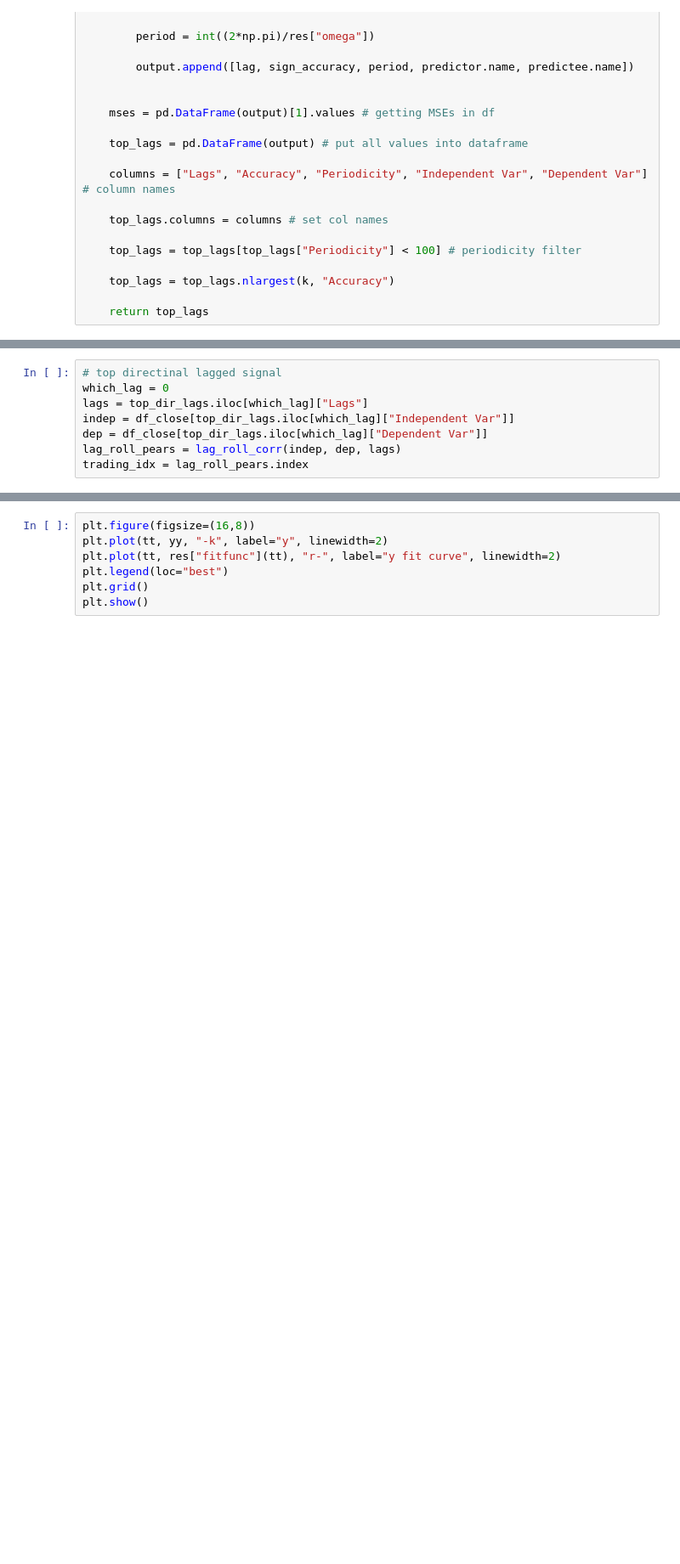
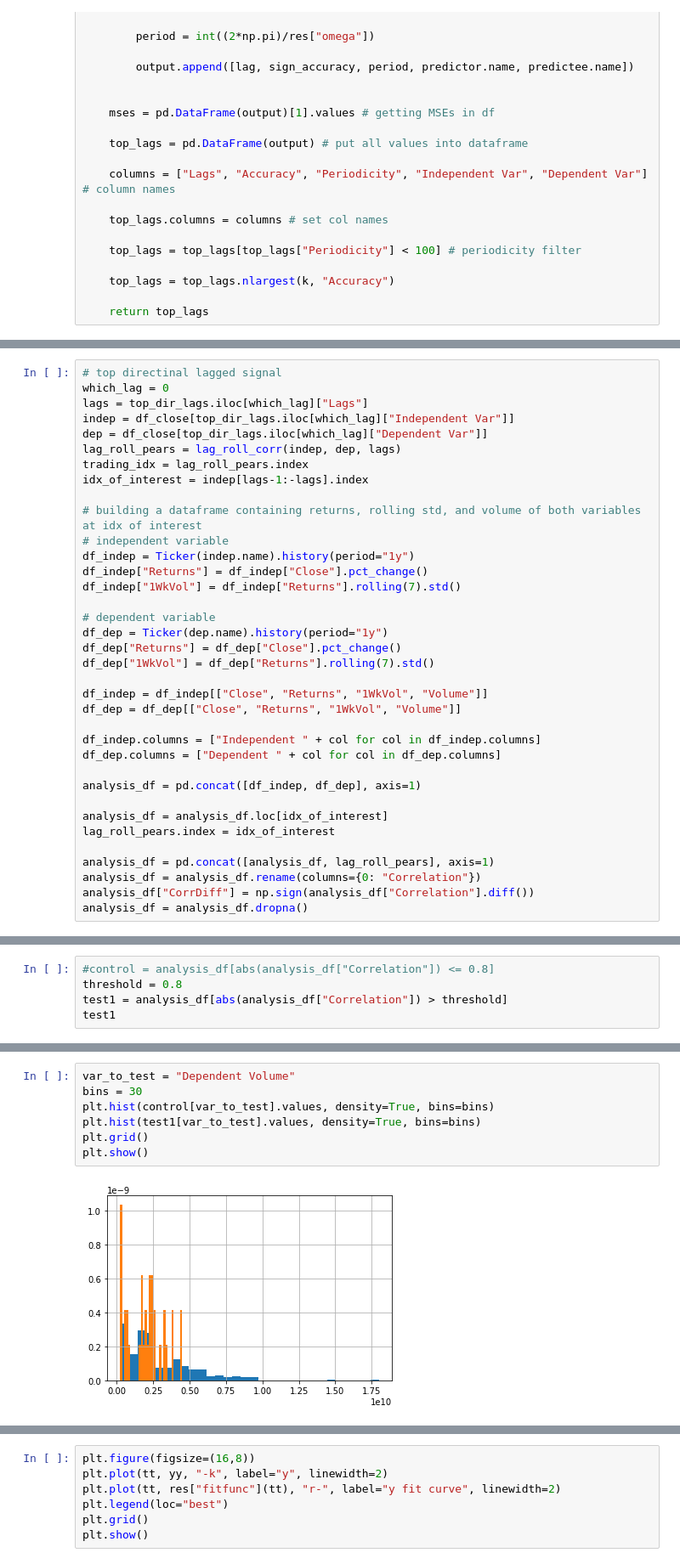
Before and after one commit to surajtirupati/TradingAlgorithms, a Jupyter notebook: crypto/Rolling&Lagged Correlation Analysis.ipynb, the cells around one changed output, grey strips where cells are left out. Shown at 85% size. Drawn from its saved outputs; the diff is of its cells as text; blank space fills up the shorter version.

```diff
--- a/crypto/Rolling&Lagged Correlation Analysis.ipynb
+++ b/crypto/Rolling&Lagged Correlation Analysis.ipynb
@@ -594,3 +572,31 @@ indep = df_close[top_dir_lags.iloc[which_lag]["Independent Var"]]
 dep = df_close[top_dir_lags.iloc[which_lag]["Dependent Var"]]
 lag_roll_pears = lag_roll_corr(indep, dep, lags)
 trading_idx = lag_roll_pears.index
+idx_of_interest = indep[lags-1:-lags].index
+
+# building a dataframe containing returns, rolling std, and volume of both variables at idx of interest
+# independent variable
+df_indep = Ticker(indep.name).history(period="1y")
+df_indep["Returns"] = df_indep["Close"].pct_change()
+df_indep["1WkVol"] = df_indep["Returns"].rolling(7).std()
+
+# dependent variable
+df_dep = Ticker(dep.name).history(period="1y")
+df_dep["Returns"] = df_dep["Close"].pct_change()
+df_dep["1WkVol"] = df_dep["Returns"].rolling(7).std()
+
+df_indep = df_indep[["Close", "Returns", "1WkVol", "Volume"]]
+df_dep = df_dep[["Close", "Returns", "1WkVol", "Volume"]]
+
+df_indep.columns = ["Independent " + col for col in df_indep.columns]
+df_dep.columns = ["Dependent " + col for col in df_dep.columns]
+
+analysis_df = pd.concat([df_indep, df_dep], axis=1)
+
+analysis_df = analysis_df.loc[idx_of_interest]
+lag_roll_pears.index = idx_of_interest
+
+analysis_df = pd.concat([analysis_df, lag_roll_pears], axis=1)
+analysis_df = analysis_df.rename(columns={0: "Correlation"})
+analysis_df["CorrDiff"] = np.sign(analysis_df["Correlation"].diff())
+analysis_df = analysis_df.dropna()
@@ -638,0 +665,5 @@ plt.show()
+# %%
+#control = analysis_df[abs(analysis_df["Correlation"]) <= 0.8]
+threshold = 0.8
+test1 = analysis_df[abs(analysis_df["Correlation"]) > threshold]
+test1
@@ -638,0 +742,9 @@ plt.show()
+# %%
+var_to_test = "Dependent Volume"
+bins = 30
+plt.hist(control[var_to_test].values, density=True, bins=bins)
+plt.hist(test1[var_to_test].values, density=True, bins=bins)
+plt.grid()
+plt.show()
+# %% [output]
+[figure, added]
```
Also changed, not shown: parts of 46 cells of this notebook.
